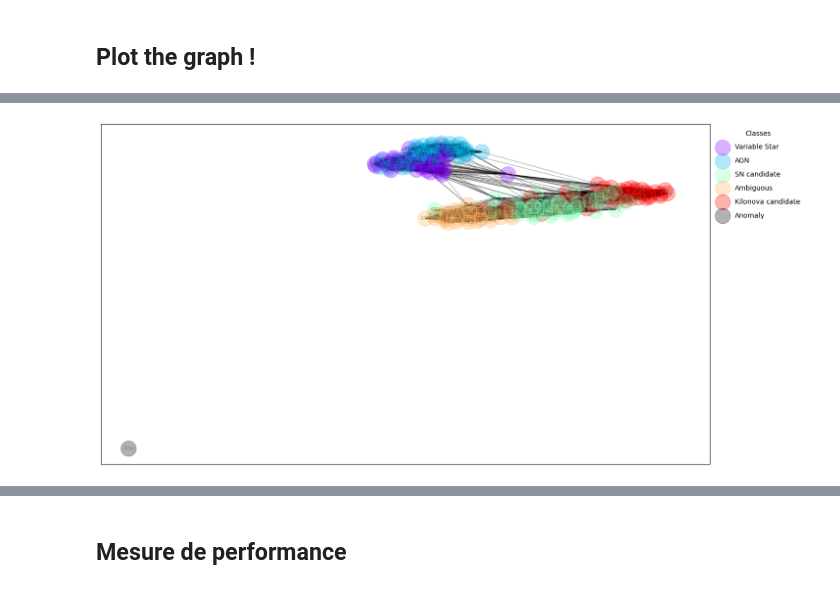
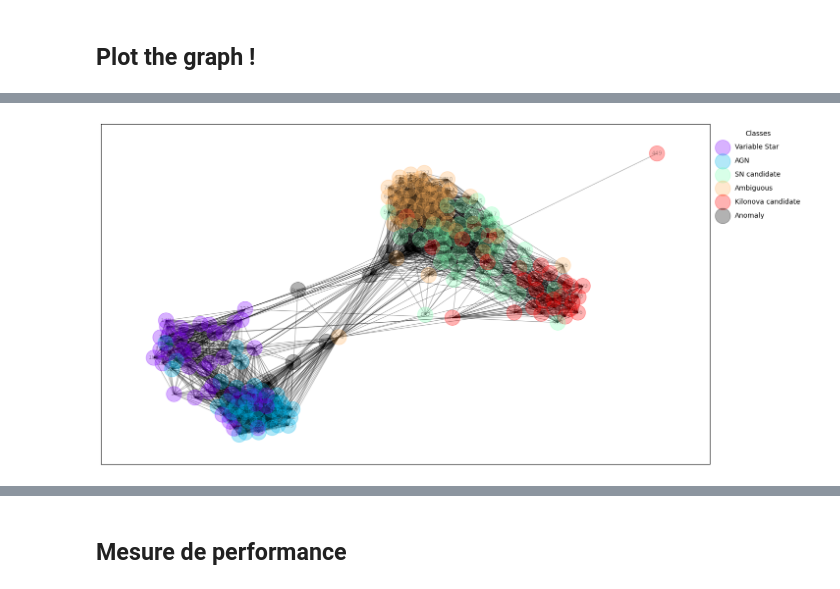
Before and after one commit to pierrecavalier/graph_fink, a Jupyter notebook: Neural Network.ipynb, the cells around one changed output, grey strips where cells are left out. Saved outputs shown, nothing was run; the diff lists cells and outputs as text; code cells hidden in the pictures.

Commit message:
added a model training with 500 elements in the dataset

```diff
--- a/Neural Network.ipynb
+++ b/Neural Network.ipynb
@@ -162,0 +175,5 @@ anomaly = pd.concat([to_add, green, red], axis=1)
+# %%
+to_add = pdf[temp][pdf['d:anomaly_score'] == np.min(pdf['d:anomaly_score'])]
+to_add = to_add.reset_index(drop=True)
+
+anomaly = pd.concat([to_add, extract(pdf)], axis=1)
@@ -163,3 +206,15 @@ anomaly = pd.concat([to_add, green, red], axis=1)
+# %%
+#create sub dataframe for every unique object_id
+sous_datasets = []
+for value in pdf['i:objectId'].unique():
+    sous_datasets.append(pdf[pdf['i:objectId'] == value].copy())
+# %%
+for i in range(len(sous_datasets)):
+  to_add = sous_datasets[i][temp][sous_datasets[i]['d:anomaly_score'] == np.min(sous_datasets[i]['d:anomaly_score'])]
+  to_add = to_add.reset_index(drop=True)
+  features = extract(sous_datasets[i])
+  to_add = pd.concat([to_add, features], axis=1)
+  anomaly = pd.concat([anomaly, to_add], axis = 0)
 # %%
 #when a column start with a letter and then :, suppress the letter and the :
 anomaly.columns = [col[2:] if col[1] == ':' else col for col in anomaly.columns]
@@ -422,7 +473,7 @@ for ind, key in enumerate(name_meta):
 
 #add edges
 dict_edges = {}
-for i in range(len(df_filt_selected_sample2)):
+for i in range(len(df_filt_selected_sample2) + len(anomaly)):
     dict_edges[i] = {}
 
 for i in range(len(df_filt_selected_sample2)):
@@ -438,24 +489,74 @@ for i in range(len(df_filt_selected_sample2)):
 
 
 #adding anomaly edges
-dict_edges[len(df_filt_selected_sample2)] = {}
-color_map.append("black")
-G.add_node("Ano")
 plt.scatter([],[], color="black", alpha=0.3, s=500, label="Anomaly")
 
-for j in range(len(df_filt_selected_sample2)):
-    pred = float(net(torch.tensor([[anomaly_filt_selected.iloc[0].to_list(), df_filt_selected_sample2.iloc[j].to_list()]], dtype=torch.float32)))
+count = 0
+for i in range(len(anomaly)):
+    G.add_node("Ano" + str(i))
+    color_map.append("black")
+    count_meta = {'Variable Star': 0,
+            'AGN': 0,
+            'SN candidate': 0,
+            'Ambiguous': 0,
+            'Kilonova candidate': 0}
+    for j in range(len(df_filt_selected_sample2)):
+        pred = float(net(torch.tensor([[anomaly_filt_selected.iloc[i].to_list(), df_filt_selected_sample2.iloc[j].to_list()]], dtype=torch.float32)))
 
-    if pred > 0.5:
-        G.add_edge("Ano", df_filt_selected_sample2.index[j])
+        if pred > 0.5:
+            G.add_edge("Ano" + str(i), df_filt_selected_sample2.index[j])
 
 
-        dict_edges[i][j] = pred
-        dict_edges[j][i] = pred
+            dict_edges[len(df_filt_selected_sample2) + i][j] = pred
+            dict_edges[j][len(df_filt_selected_sample2) + i] = pred
+
+            count_meta[df['finkclass'][df_filt_selected_sample2.index[j]]] += 1
+
+    for key, ind in count_meta.items():
+        if ind != 0:
+            print("Ano" + str(i), "is linked with", ind, key)
+
+    count += sum(count_meta.values())
+
+print(count, "anomaly edges added over", int(len(df_filt_selected_sample2)**2), "possible edges ie", int((count/len(df_filt_selected_sample2)**2)*100), "%")
+
+count = 0
+for i in range(len(anomaly)):
+    for j in range(i + 1, len(anomaly)):
+
+        pred = float(net(torch.tensor([[anomaly_filt_selected.iloc[i].to_list(), anomaly_filt_selected.iloc[j].to_list()]], dtype=torch.float32)))
+
+        if pred > 0.5:
+            G.add_edge("Ano" + str(i), "Ano" + str(j))
 
 
+            dict_edges[len(df_filt_selected_sample2) + i][len(df_filt_selected_sample2) + j] = pred
+            dict_edges[len(df_filt_selected_sample2) + j][len(df_filt_selected_sample2) + i] = pred
+            count += 1
+            print("Ano" + str(i), "Ano" + str(j), "are linked !")
 
-nx.draw_networkx(G, with_labels=True, node_color=color_map, node_size=500, alpha=0.3, font_size=8)
+print(count, "anomaly edges added over", int(len(anomaly) * (len(anomaly) - 1) / 2), "possible edges ie", int((count/(len(anomaly) * (len(anomaly) - 1) / 2)*100)), "%")
+
+#filtering the nodes without edges
+nodes_with_edges = []
+filtered_color = []
+i = 0
+
+at_least_one = False
+for node in G.nodes():
+    at_least_one = False
+    if len(G.edges(node)) > 0:
+        nodes_with_edges.append(node)
+        filtered_color.append(color_map[i])
+        at_least_one = True
+
+    if not at_least_one:
+        print(node, "has no edges")
+
+
+    i += 1
+
+nx.draw_networkx(G, with_labels=True, nodelist=nodes_with_edges, node_color=filtered_color, node_size=500, alpha=0.3, font_size=8)
 plt.legend(scatterpoints=1, frameon=False, labelspacing=1, title='Classes', bbox_to_anchor=(1, 1), loc='upper left')
 plt.show()
 # %% [output]
@@ -462 +580 @@ plt.show()
-[figure, old version]
+[figure, new version]
```
Also changed, not shown: parts of 20 cells of this notebook, 2 other files.
